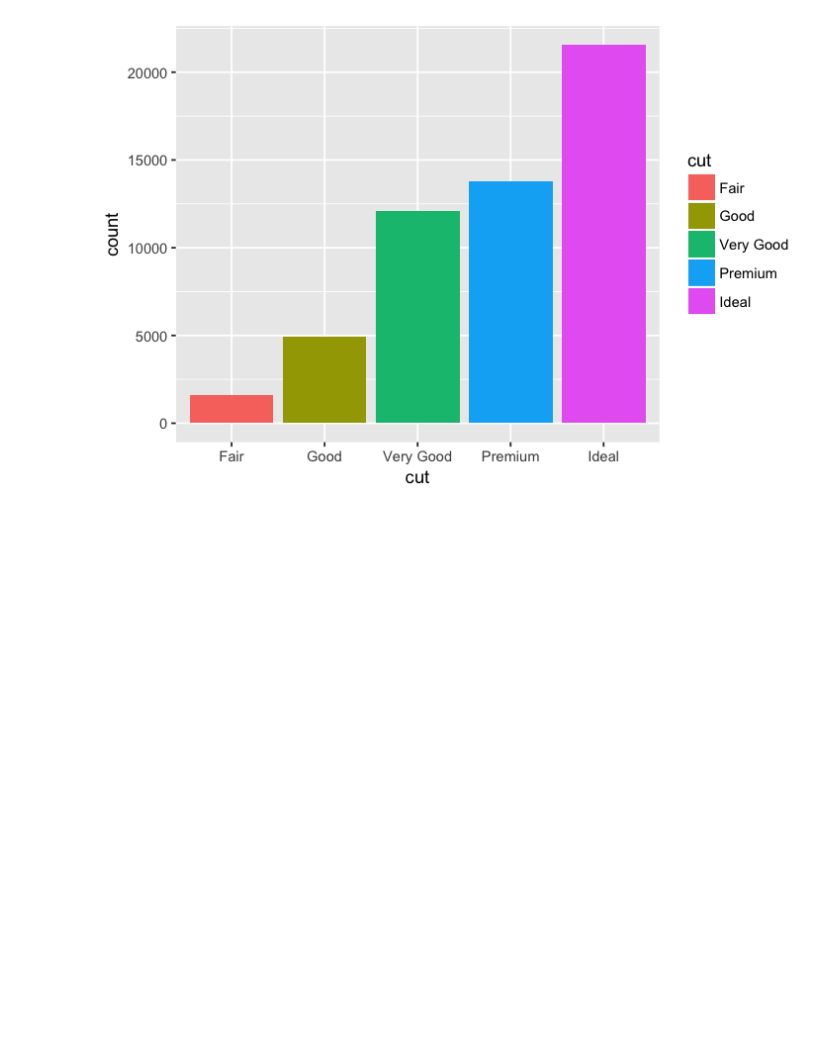
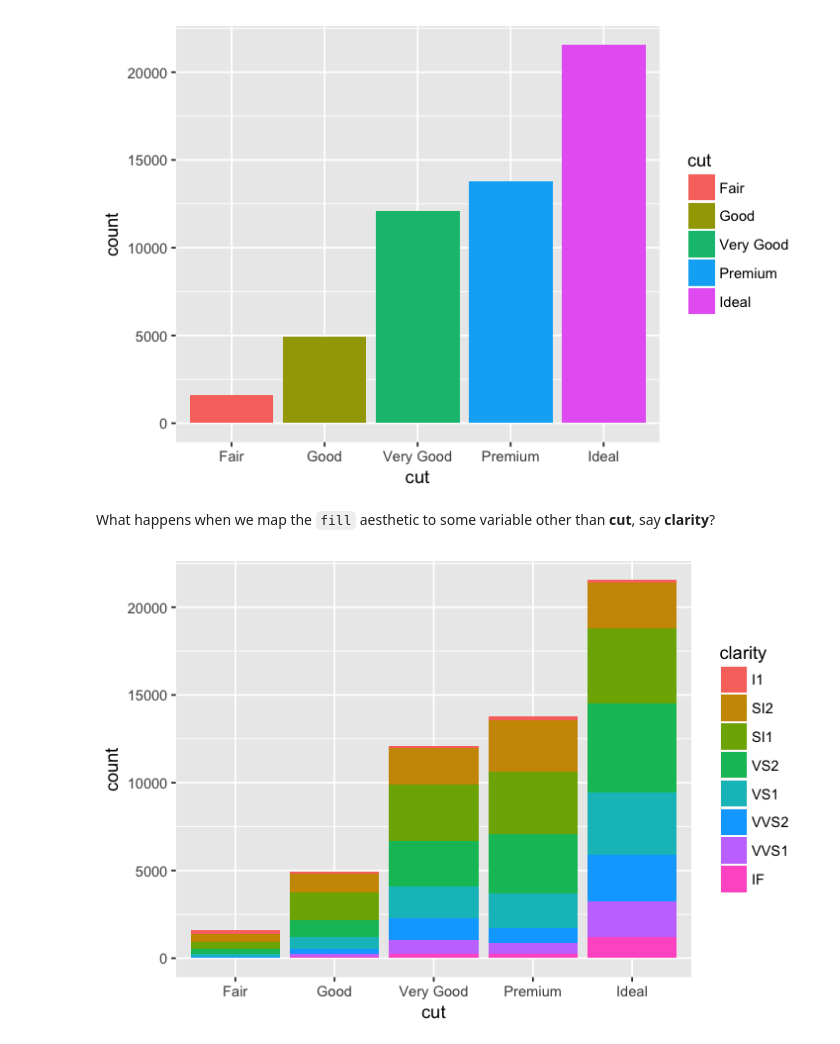
Before and after one commit to ambujtewari/stats306-fall2017, a Jupyter notebook: Lecture02.ipynb, the cells around one changed output. Cells and saved outputs as stored; diff of their text form; code cells hidden in the pictures; blank space fills up the shorter version.

```diff
--- a/Lecture02.ipynb
+++ b/Lecture02.ipynb
@@ -111,3 +112,10 @@ ggplot(data = diamonds) +
     geom_bar(mapping = aes(x = cut, fill = cut))
 # %% [output]
 [figure]
+# %% [markdown]
+What happens when we map the `fill` aesthetic to some variable other than **cut**, say **clarity**?
+# %%
+ggplot(data = diamonds) +
+    geom_bar(mapping = aes(x = cut, fill = clarity))
+# %% [output]
+[figure, added]
```
Also changed, not shown: parts of 14 cells of this notebook.
